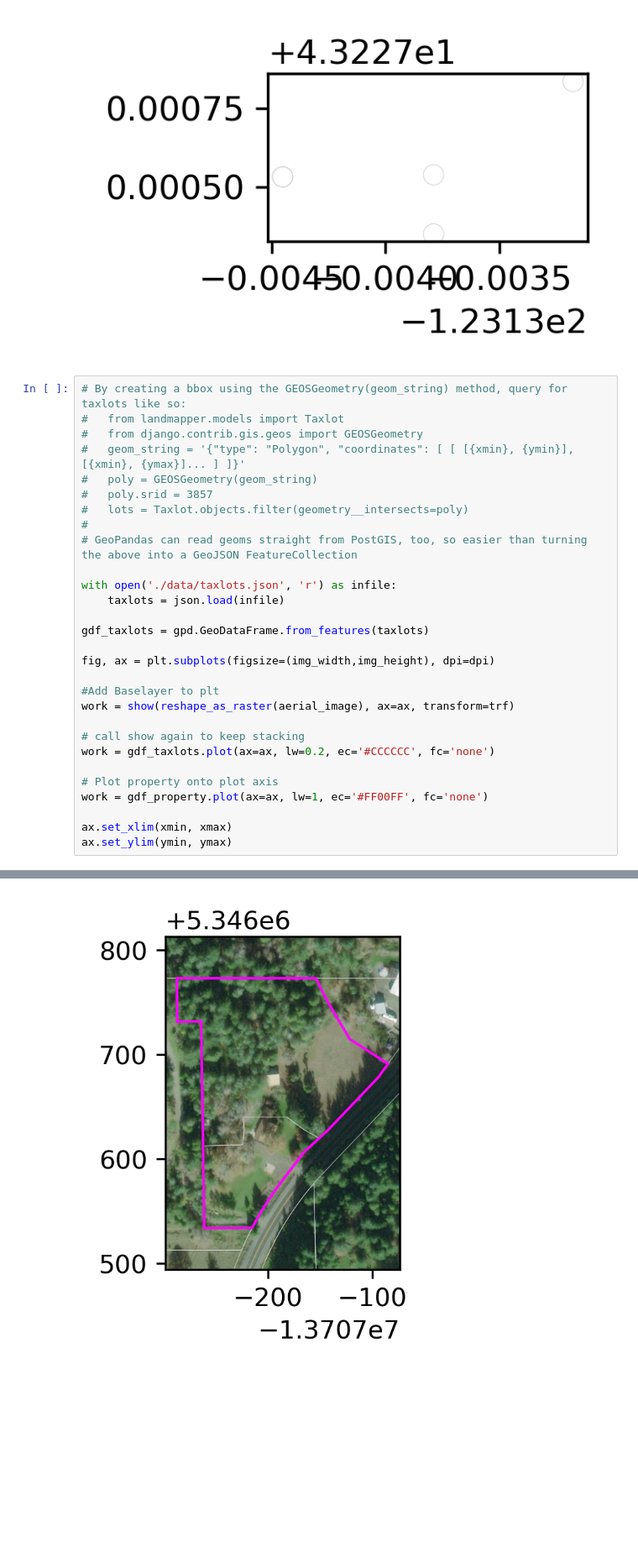
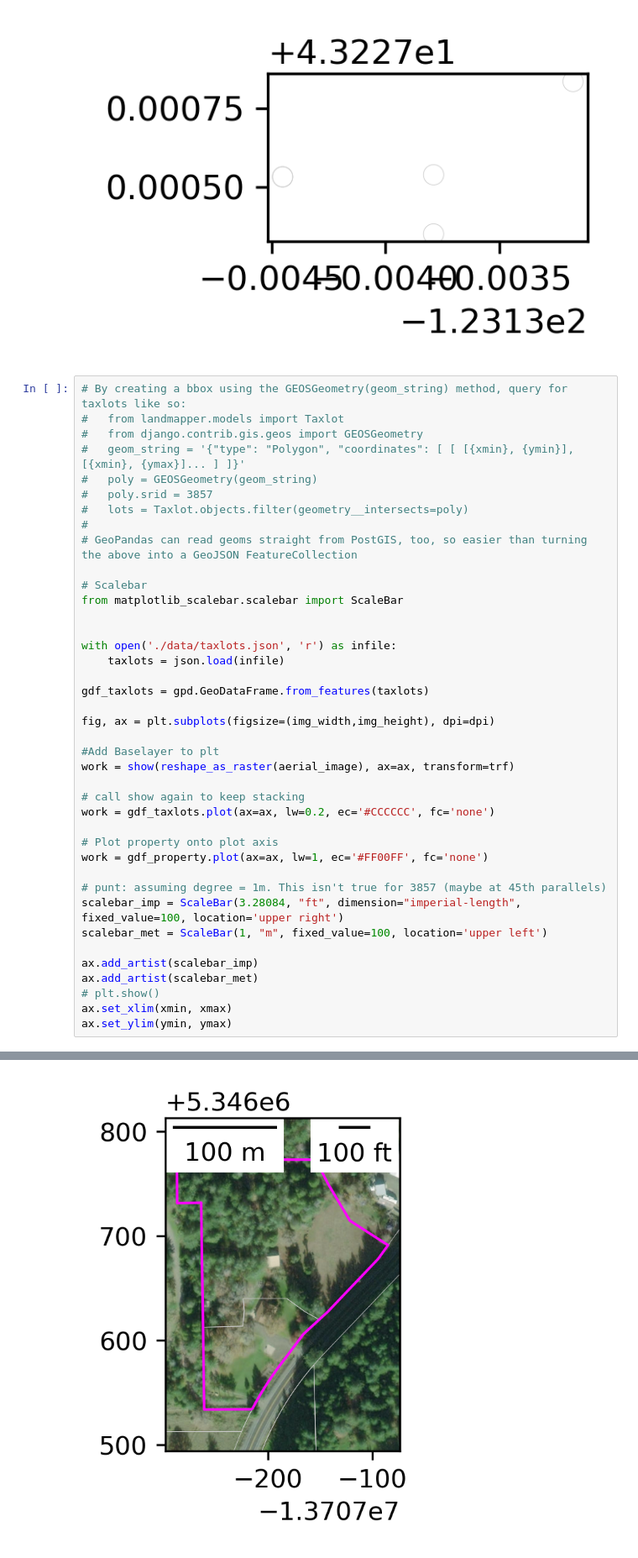
Before and after one commit to rhodges/ecotrust_jupyter, a Jupyter notebook: Drawing GIS/Draw Layered Map Tiles with MatPlotLib.ipynb, the cells around one changed output, grey strips where cells are left out. Shown at 84% size. Saved outputs shown, nothing was run; the diff lists cells and outputs as text; blank space fills up the shorter version.

Commit message:
testing library for scalebars

```diff
--- a/Drawing GIS/Draw Layered Map Tiles with MatPlotLib.ipynb
+++ b/Drawing GIS/Draw Layered Map Tiles with MatPlotLib.ipynb
@@ -219,34 +219,45 @@ work = gdf_taxlots.plot(ax=ax, lw=0.2, ec='#CCCCCC', fc='none')
 # By creating a bbox using the GEOSGeometry(geom_string) method, query for taxlots like so:
 #   from landmapper.models import Taxlot
 #   from django.contrib.gis.geos import GEOSGeometry
 #   geom_string = '{"type": "Polygon", "coordinates": [ [ [{xmin}, {ymin}], [{xmin}, {ymax}]... ] ]}'
 #   poly = GEOSGeometry(geom_string)
 #   poly.srid = 3857
 #   lots = Taxlot.objects.filter(geometry__intersects=poly)
 #
 # GeoPandas can read geoms straight from PostGIS, too, so easier than turning the above into a GeoJSON FeatureCollection
+
+# Scalebar
+from matplotlib_scalebar.scalebar import ScaleBar
+
 
 with open('./data/taxlots.json', 'r') as infile:
     taxlots = json.load(infile)
 
 gdf_taxlots = gpd.GeoDataFrame.from_features(taxlots)
 
 fig, ax = plt.subplots(figsize=(img_width,img_height), dpi=dpi)
 
 #Add Baselayer to plt
 work = show(reshape_as_raster(aerial_image), ax=ax, transform=trf)
 
 # call show again to keep stacking
 work = gdf_taxlots.plot(ax=ax, lw=0.2, ec='#CCCCCC', fc='none')
 
 # Plot property onto plot axis
 work = gdf_property.plot(ax=ax, lw=1, ec='#FF00FF', fc='none')
 
+# punt: assuming degree = 1m. This isn't true for 3857 (maybe at 45th parallels)
+scalebar_imp = ScaleBar(3.28084, "ft", dimension="imperial-length", fixed_value=100, location='upper right')
+scalebar_met = ScaleBar(1, "m", fixed_value=100, location='upper left')
+
+ax.add_artist(scalebar_imp)
+ax.add_artist(scalebar_met)
+# plt.show()
 ax.set_xlim(xmin, xmax)
 ax.set_ylim(ymin, ymax)
 # %% [output]
 (5346494.208463032, 5346812.963912016)
-[figure, old version]
+[figure, new version]
 # %%
 result_img = fig2img ( fig )
 display(result_img)
```
Also changed, not shown: parts of 1 cell of this notebook.
